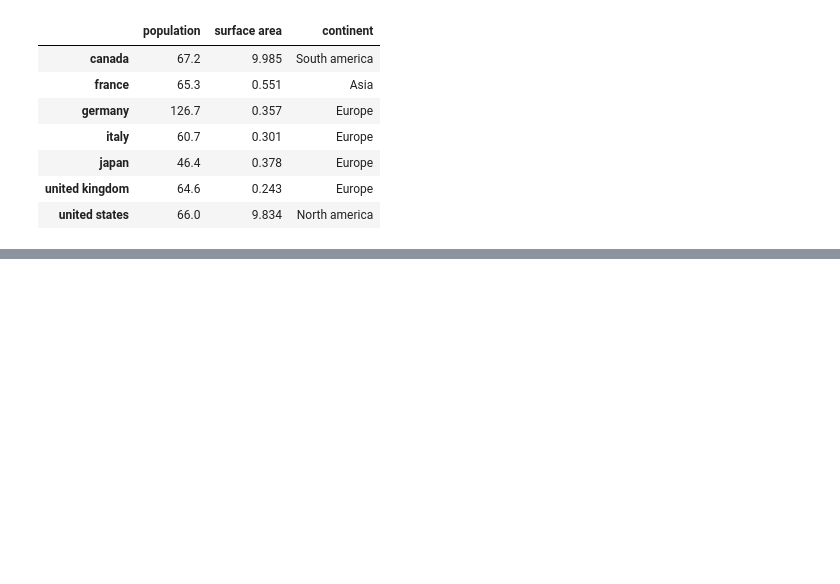
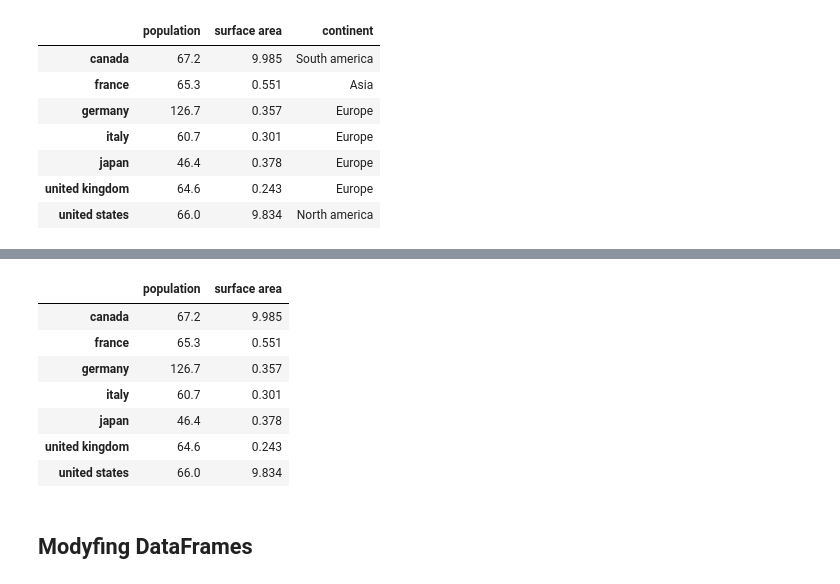
Before and after one commit to KHALIDIIN12/Data-science, a Jupyter notebook: Data analysis./pandas/intro_to_pandas.ipynb, the cells around one changed output, grey strips where cells are left out. Cells and saved outputs as stored; diff of their text form; code cells hidden in the pictures; blank space fills up the shorter version.

```diff
--- a/Data analysis./pandas/intro_to_pandas.ipynb
+++ b/Data analysis./pandas/intro_to_pandas.ipynb
@@ -426,0 +463,13 @@ df
+# %%
+df.drop(columns = ['continent'])
+# %% [output]
+|  | population | surface area |
+| canada | 67.2 | 9.985 |
+| france | 65.3 | 0.551 |
+| germany | 126.7 | 0.357 |
+| italy | 60.7 | 0.301 |
+| japan | 46.4 | 0.378 |
+| united kingdom | 64.6 | 0.243 |
+| united states | 66.0 | 9.834 |
+# %% [markdown]
+## Modyfing DataFrames
```
Also changed, not shown: parts of 9 cells of this notebook.
